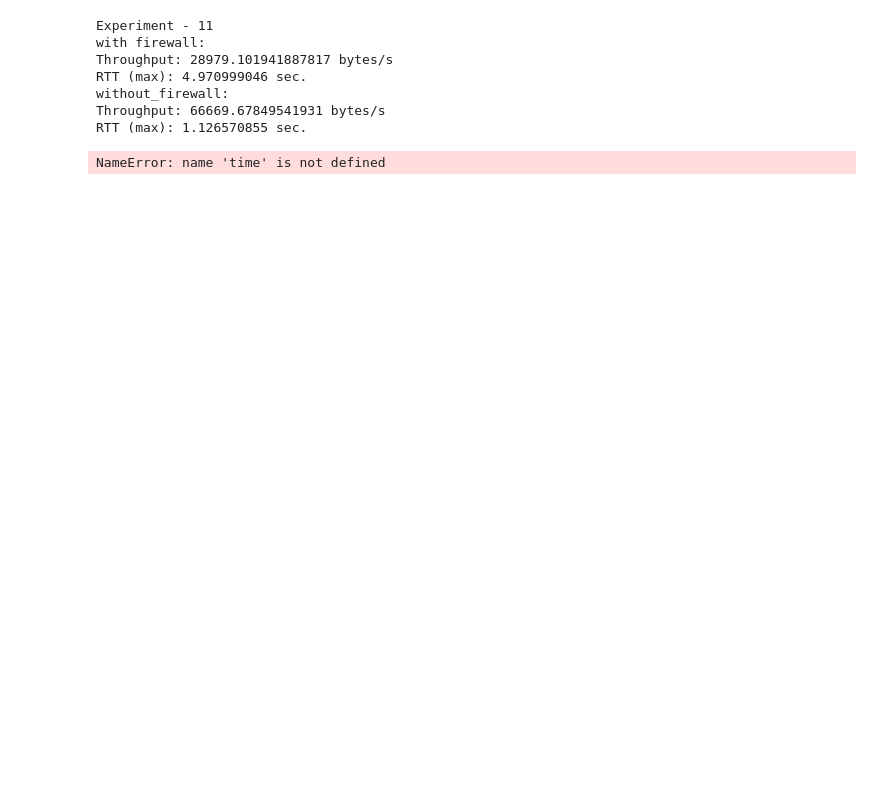
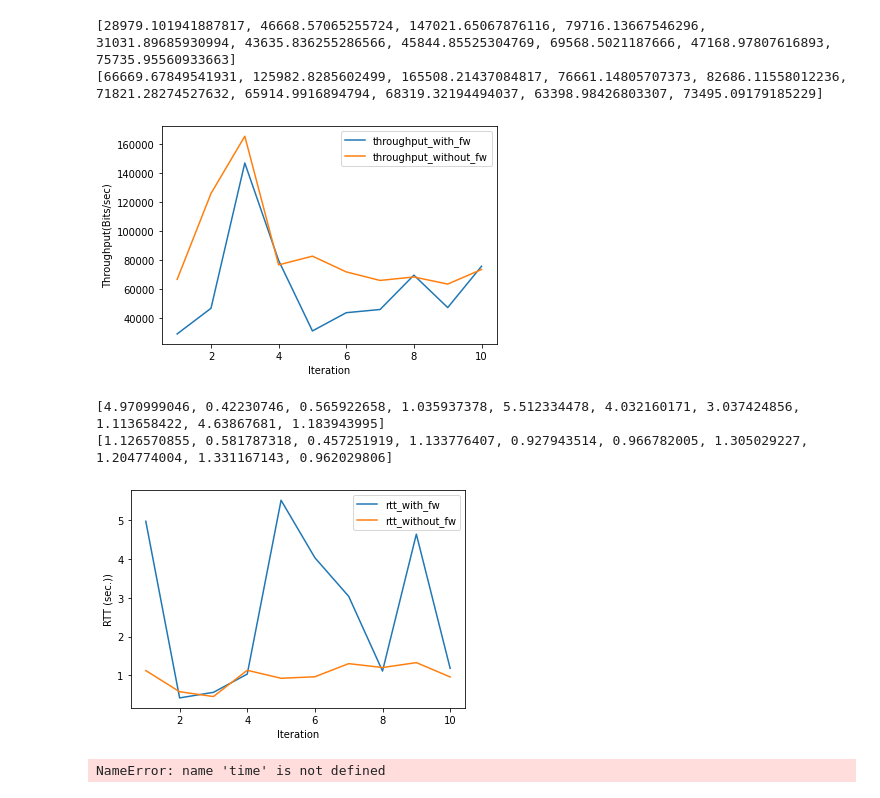
Before and after one commit to divyashk/PACN_project, a Jupyter notebook: main.ipynb, the cells around one changed output. Saved outputs shown, nothing was run; the diff lists cells and outputs as text; code cells hidden in the pictures; blank space fills up the shorter version.

Commit message:
now complete with plots

```diff
--- a/main.ipynb
+++ b/main.ipynb
@@ -32,7 +38,7 @@ def calculate_throughput(duration):
 # %%
 def analyze_pcap(pcap_file, fw_status):
     # Global variables to store start time and total bytes
-    global start_time, total_bytes, rtt_max
+    global start_time, total_bytes, rtt_max, th_without_fw, th_with_fw, rtt_without_fw, rtt_with_fw
 
     start_time = 0
     total_bytes = 0
@@ -65,15 +71,21 @@ def analyze_pcap(pcap_file, fw_status):
     duration = end_time - start_time
 
     throughput = calculate_throughput(duration)
-    print(f'{fw_status}:')
-    print(f'Throughput: {throughput} bytes/s')
-    print(f'RTT (max): {rtt_max} sec.')
+    # print(f'{fw_status}:')
+    # print(f'Throughput: {throughput} bytes/s')
+    # print(f'RTT (max): {rtt_max} sec.')
+    if fw_status == "with firewall":
+        th_with_fw.append(throughput)
+        rtt_with_fw.append(rtt_max)
+    else:
+        th_without_fw.append(throughput)
+        rtt_without_fw.append(rtt_max)
 
     # Close the capture
     capture.close()
 
 def experiment(iter):
-    print(f'Experiment - {iter}')
+    #print(f'Experiment - {iter}')
     fw_status = "with firewall"
     pcap_file = f'/mnt/Store/PACNproject/pcap_files/1/with_fw_ftp_{iter}.pcapng'
     analyze_pcap(pcap_file, fw_status)
@@ -81,18 +93,39 @@ def experiment(iter):
     fw_status = "without_firewall"
     pcap_file = f'/mnt/Store/PACNproject/pcap_files/1/without_fw_ftp_{iter}.pcapng'
     analyze_pcap(pcap_file, fw_status)
-
-    print("\n")
-# %%
-experiment(11)
-# %% [output]
-Experiment - 11
-with firewall:
-Throughput: 28979.101941887817 bytes/s
-RTT (max): 4.970999046 sec.
-without_firewall:
-Throughput: 66669.67849541931 bytes/s
-RTT (max): 1.126570855 sec.
+# %%
+th_without_fw = []
+th_with_fw = []
+rtt_without_fw = []
+rtt_with_fw = []
+
+for i in range(1,11):
+    experiment(i)
+
+print(th_with_fw)
+print(th_without_fw)
+plt.plot( range(1, 11), th_with_fw, label="throughput_with_fw")
+plt.plot( range(1, 11), th_without_fw, label="throughput_without_fw")
+plt.ylabel("Throughput(Bits/sec)")
+plt.xlabel("Iteration")
+plt.legend()
+plt.show()
+
+print(rtt_with_fw)
+print(rtt_without_fw)
+plt.plot( range(1, 11), rtt_with_fw, label="rtt_with_fw")
+plt.plot( range(1, 11), rtt_without_fw, label="rtt_without_fw")
+plt.ylabel("RTT (sec.))")
+plt.xlabel("Iteration")
+plt.legend()
+plt.show()
+# %% [output]
+[28979.101941887817, 46668.57065255724, 147021.65067876116, 79716.13667546296, 31031.89685930994, 43635.836255286566, 45844.85525304769, 69568.5021187666, 47168.97807616893, 75735.95560933663]
+[66669.67849541931, 125982.8285602499, 165508.21437084817, 76661.14805707373, 82686.11558012236, 71821.28274527632, 65914.9916894794, 68319.32194494037, 63398.98426803307, 73495.09179185229]
+[figure, added]
+[4.970999046, 0.42230746, 0.565922658, 1.035937378, 5.512334478, 4.032160171, 3.037424856, 1.113658422, 4.63867681, 1.183943995]
+[1.126570855, 0.581787318, 0.457251919, 1.133776407, 0.927943514, 0.966782005, 1.305029227, 1.204774004, 1.331167143, 0.962029806]
+[figure, added]
 # %%
 import requests
 
```
Also changed, not shown: parts of 1 cell of this notebook.
